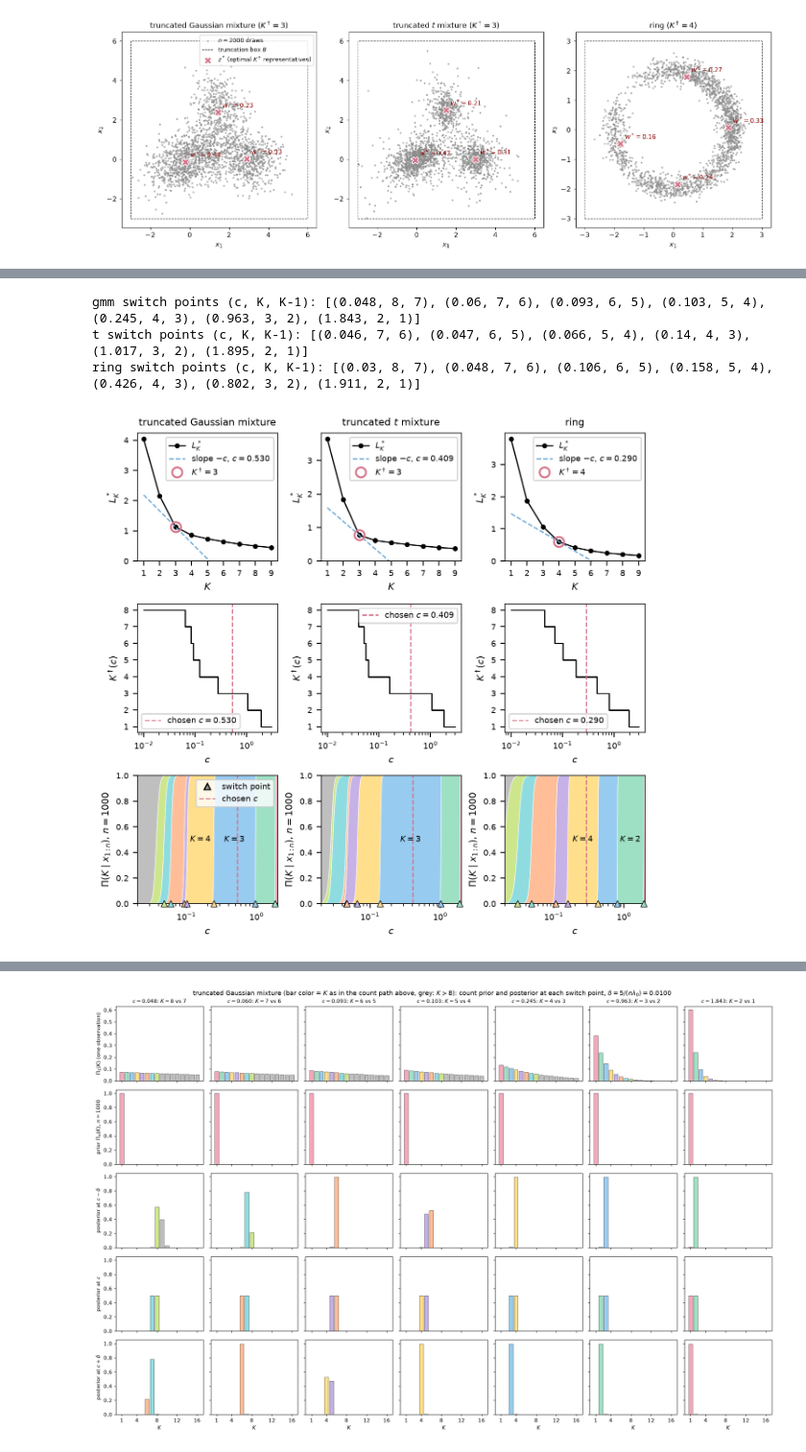
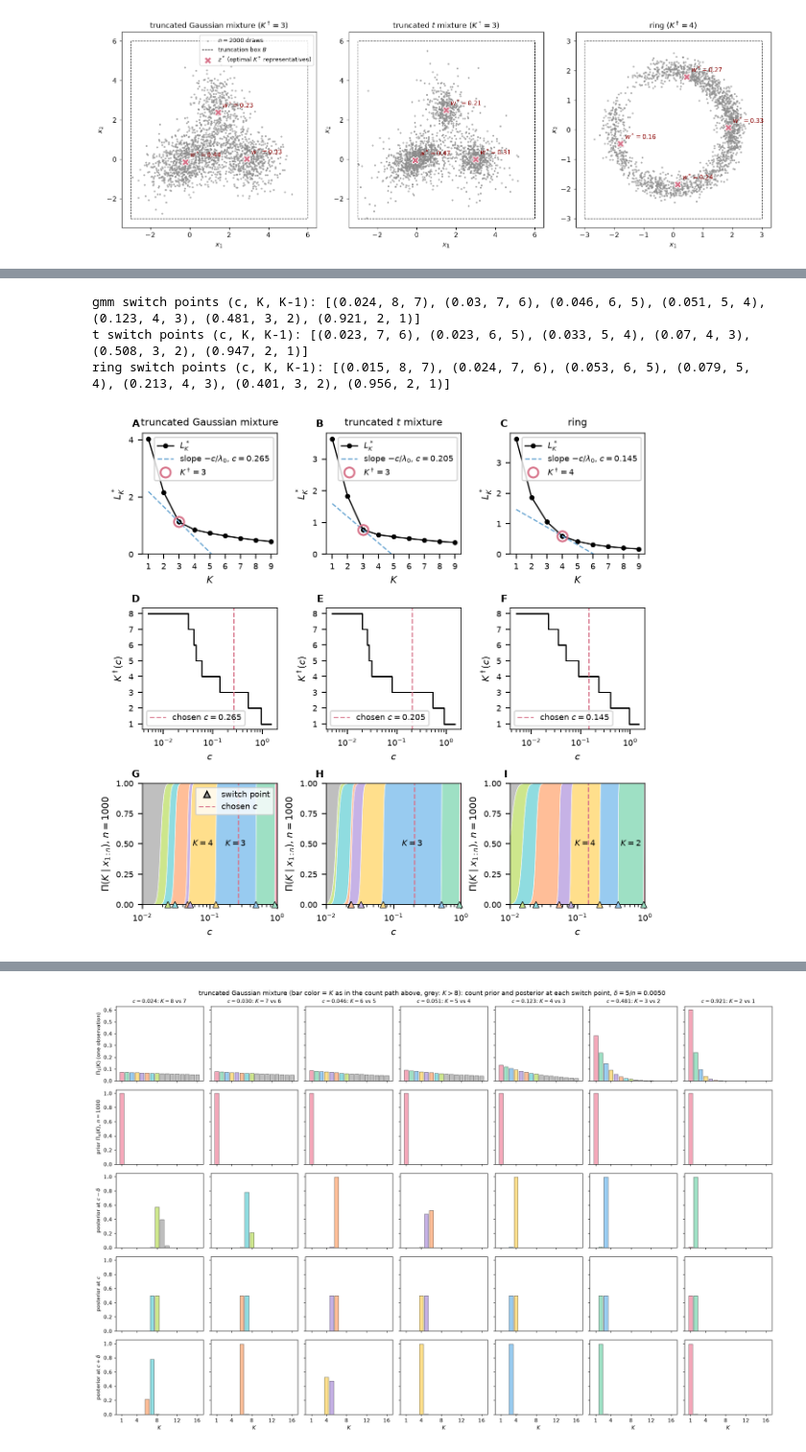
Before and after one commit to lmqxwm/CoRP, a Jupyter notebook: simulation.ipynb, the cells around one changed output, grey strips where cells are left out. Shown at 96% size. Saved outputs shown, nothing was run; the diff lists cells and outputs as text; code cells hidden in the pictures.

```diff
--- a/simulation.ipynb
+++ b/simulation.ipynb
@@ -59,6 +59,10 @@ def save(fig, name):
         a.xaxis.set_minor_formatter(NullFormatter())
     fig.savefig(f'{FIG}/{name}.pdf', bbox_inches='tight', pad_inches=0.02)
 
+def letters(fig):
+    # panel letters A, B, C at the upper left of each panel
+    for i, a in enumerate(fig.axes):
+        a.annotate(chr(65 + i), (0, 1), xycoords='axes fraction', xytext=(-2, 3), textcoords='offset points', ha='right', va='bottom', fontweight='bold', fontsize=plt.rcParams['axes.titlesize'])
 def tidy(fig):
     # no minor tick labels on the log-n axes, then tight layout
     for a in fig.axes:
@@ -124,15 +128,15 @@ One column per distribution. First row: $L_K^*$ with a line of slope $-c$ touchi
 # %%
-def critical(lz, nl, cs):
+def critical(lz, n, cs):
     # switch points of the posterior mode of K (over all computed K) as c increases, reported for larger K <= 8:
     # (c, larger K, smaller K), where the two posteriors tie
     ks = np.array(sorted(lz))
-    mode = [ks[np.argmax([lz[k] - nl * c * k for k in ks])] for c in cs]
-    return [((lz[a] - lz[b]) / (nl * (a - b)), a, b) for a, b in zip(mode[:-1], mode[1:]) if a != b and a <= 8]
+    mode = [ks[np.argmax([lz[k] - n * c * k for k in ks])] for c in cs]
+    return [((lz[a] - lz[b]) / (n * (a - b)), a, b) for a, b in zip(mode[:-1], mode[1:]) if a != b and a <= 8]
 
-def count_path(a, lz, nl, cs, chosen=None):
+def count_path(a, lz, n, cs, chosen=None):
     # stacked Pi(K | x) versus c from log Z_K: bands K = 1..8 and one grey band for K > 8, switch-point triangles
     Ks = np.array(sorted(lz))
-    lp = np.array([[lz[k] - nl * c * k for k in Ks] for c in cs])
+    lp = np.array([[lz[k] - n * c * k for k in Ks] for c in cs])
     pk = np.exp(lp - logsumexp(lp, 1, keepdims=True))
     pk = np.c_[pk[:, :8], pk[:, 8:].sum(1)]
     a.stackplot(cs, pk.T, colors=[*FILL, GREY], edgecolor='w', lw=0.4)
@@ -140,46 +144,46 @@ def count_path(a, lz, nl, cs, chosen=None):
         m = pk[:, k] > 0.5
         if m.any() and cs[m][-1] / cs[m][0] > 2.2:
             a.text(np.sqrt(cs[m][0] * cs[m][-1]), 0.5, f'$K={k + 1}$' if k < 8 else '$K>8$', ha='center', va='center', fontsize=6.5)
-    for cc, k1, k0 in critical(lz, nl, cs):
+    for cc, k1, k0 in critical(lz, n, cs):
         a.plot(cc, 0, '^', ms=5, c=FILL[k1 - 1], mec='k', mew=0.5, clip_on=False, zorder=6)
     if chosen is not None:
         a.axvline(chosen, c=ACC, ls='--', lw=1)
     a.set(xscale='log', xlim=(cs[0], cs[-1]), ylim=(0, 1))
 
 VC = FILL
 with plt.rc_context(PAPER):
     fig, ax = plt.subplots(3, 3, figsize=(W, 6.0))
     Ks = np.arange(1, 10)
     for i, d in enumerate(DGPS):
         P, K, L = pop[d], pop[d]['K'], pop[d]['L']
         a = ax[0, i]
         a.plot(Ks, L, 'o-', c='k', ms=3, label='$L_K^*$')
-        a.plot(Ks, L[K - 1] - P['c'] * (Ks - K), '--', c=MCOL['CoRP'], label=f'slope $-c$, $c={P["c"]:.3f}$')
+        a.plot(Ks, L[K - 1] - P['c'] / LAM0 * (Ks - K), '--', c=MCOL['CoRP'], label=f'slope $-c/\\lambda_0$, $c={P["c"]:.3f}$')
         a.plot(K, L[K - 1], 'o', ms=8, mfc='none', mec=ACC, mew=1.5, label=f'$K^\\dagger={K}$')
         a.set(title=NAME[d], xlabel='$K$', ylabel='$L_K^*$', ylim=(0, L[0] * 1.05), xticks=Ks)
         a.legend()
         a = ax[1, i]
-        cs = np.geomspace(0.01, 3, 400)
-        a.step(cs, [np.argmin(L[:8] + c * np.arange(1, 9)) + 1 for c in cs], where='post', c='k')
+        cs = np.geomspace(0.005, 1.5, 400)
+        a.step(cs, [np.argmin(LAM0 * L[:8] + c * np.arange(1, 9)) + 1 for c in cs], where='post', c='k')
         a.axvline(P['c'], c=ACC, ls='--', lw=1, label=f'chosen $c={P["c"]:.3f}$')
         a.set(xscale='log', xlabel='$c$', ylabel='$K^\\dagger(c)$', yticks=range(1, 9))
         a.legend()
         a = ax[2, i]
         lz, n = path[d]['logZ'], path[d]['n']
-        count_path(a, lz, n * LAM0, np.geomspace(0.02, 2, 300), P['c'])
+        count_path(a, lz, n, np.geomspace(0.01, 1, 300), P['c'])
         a.set(xlabel='$c$', ylabel=f'$\\Pi(K\\mid x_{{1:n}})$, $n={n}$')
     ax[2, 0].plot([], [], '^', ms=5, c='0.6', mec='k', label='switch point')
     ax[2, 0].plot([], [], '--', c=ACC, label='chosen $c$')
     ax[2, 0].legend(loc='upper right')
-    fig.tight_layout(w_pad=0.6, h_pad=0.8)
+    letters(fig); fig.tight_layout(w_pad=0.6, h_pad=0.8)
     save(fig, 'fig_sim_c')
 for d in DGPS:
-    print(d, 'switch points (c, K, K-1):', [(round(float(c), 3), int(u), int(v)) for c, u, v in critical(path[d]['logZ'], path[d]['n'] * LAM0, np.geomspace(0.02, 2, 300))])
+    print(d, 'switch points (c, K, K-1):', [(round(float(c), 3), int(u), int(v)) for c, u, v in critical(path[d]['logZ'], path[d]['n'], np.geomspace(0.01, 1, 300))])
 # %% [output]
-gmm switch points (c, K, K-1): [(0.048, 8, 7), (0.06, 7, 6), (0.093, 6, 5), (0.103, 5, 4), (0.245, 4, 3), (0.963, 3, 2), (1.843, 2, 1)]
-t switch points (c, K, K-1): [(0.046, 7, 6), (0.047, 6, 5), (0.066, 5, 4), (0.14, 4, 3), (1.017, 3, 2), (1.895, 2, 1)]
-ring switch points (c, K, K-1): [(0.03, 8, 7), (0.048, 7, 6), (0.106, 6, 5), (0.158, 5, 4), (0.426, 4, 3), (0.802, 3, 2), (1.911, 2, 1)]
+gmm switch points (c, K, K-1): [(0.024, 8, 7), (0.03, 7, 6), (0.046, 6, 5), (0.051, 5, 4), (0.123, 4, 3), (0.481, 3, 2), (0.921, 2, 1)]
+t switch points (c, K, K-1): [(0.023, 7, 6), (0.023, 6, 5), (0.033, 5, 4), (0.07, 4, 3), (0.508, 3, 2), (0.947, 2, 1)]
+ring switch points (c, K, K-1): [(0.015, 8, 7), (0.024, 7, 6), (0.053, 6, 5), (0.079, 5, 4), (0.213, 4, 3), (0.401, 3, 2), (0.956, 2, 1)]
-[figure, old version]
+[figure, new version]
 # %% [markdown]
 ### Prior and posterior of $K$ at each switch point
 
```
Also changed, not shown: parts of 13 cells of this notebook, 4 other files.
